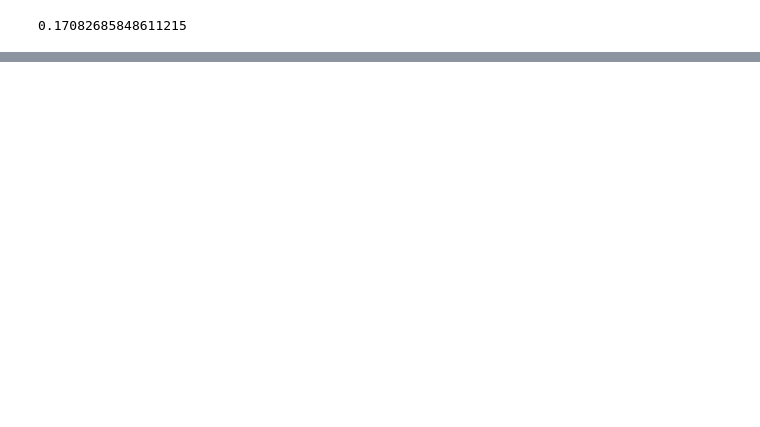
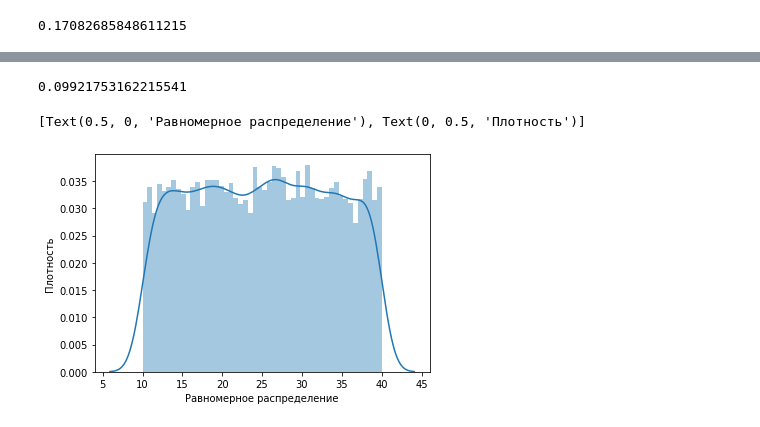
Before and after one commit to sphinxscorp/SF_data_science, a Jupyter notebook: MATH&ML-7. Теория вероятностей в контексте наивного байесовского классификатора/Практика.ipynb, the cells around one changed output, grey strips where cells are left out. Cells and saved outputs as stored; diff of their text form; code cells hidden in the pictures; blank space fills up the shorter version.

```diff
--- a/MATH&ML-7. Теория вероятностей в контексте наивного байесовского классификатора/Практика.ipynb
+++ b/MATH&ML-7. Теория вероятностей в контексте наивного байесовского классификатора/Практика.ipynb
@@ -64,0 +63,14 @@ AttributeError: module 'plotly' has no attribute 'show'
+# %%
+scipy.stats.distributions.poisson.pmf(16, 16)
+# %% [output]
+0.09921753162215541
+# %%
+from scipy.stats import uniform
+
+data = uniform.rvs(size=10000, loc = 10, scale=30)
+ax = sns.distplot(data,
+                  bins=50)
+ax.set(xlabel='Равномерное распределение', ylabel='Плотность')
+# %% [output]
+[Text(0.5, 0, 'Равномерное распределение'), Text(0, 0.5, 'Плотность')]
+[figure, added]
```
Also changed, not shown: parts of 9 cells of this notebook.
